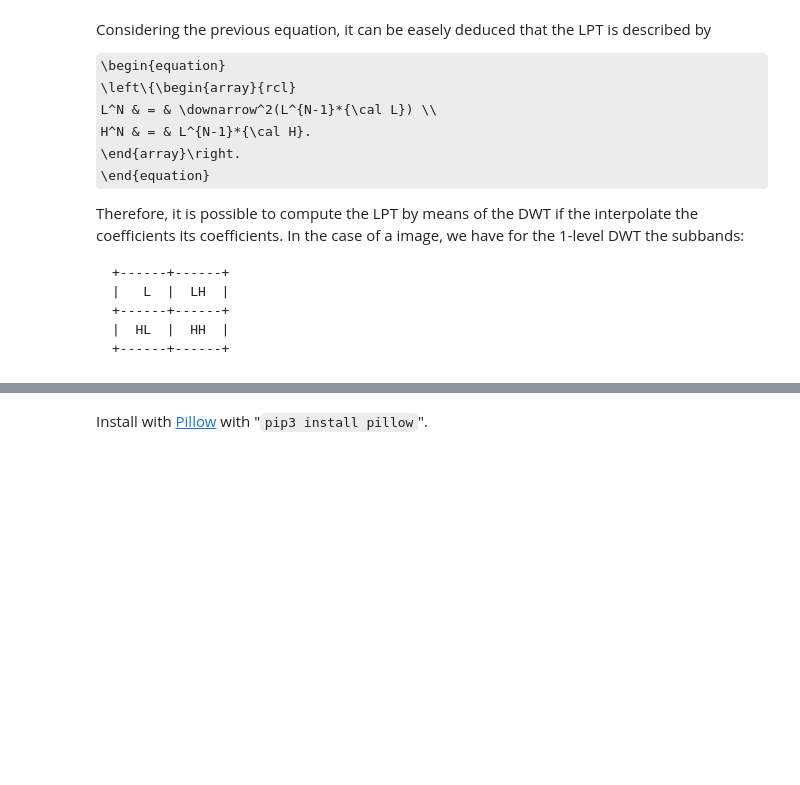
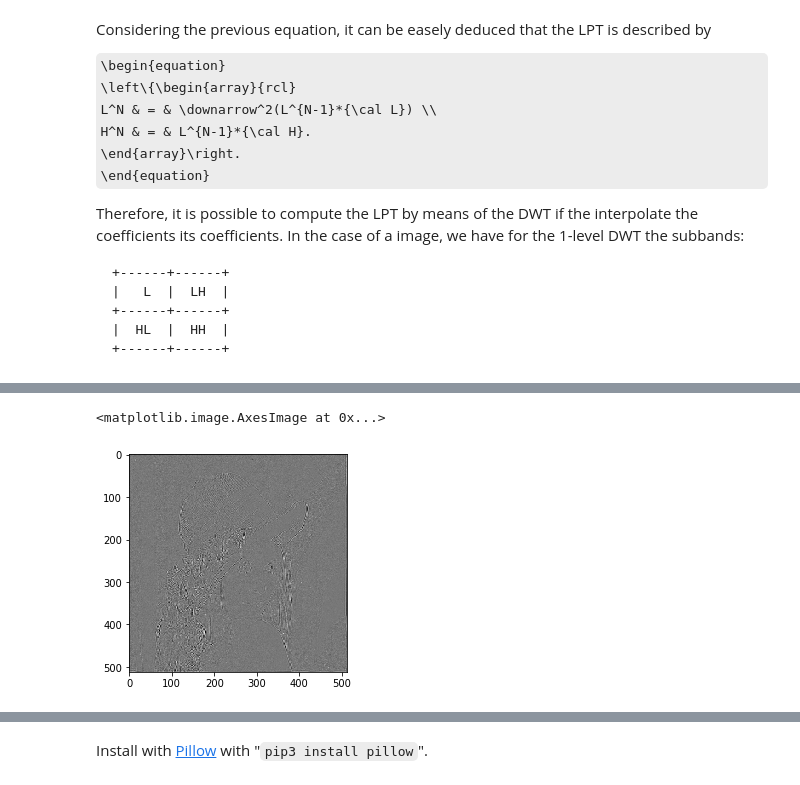
Before and after one commit to vicente-gonzalez-ruiz/pyramids-and-wavelets, a Jupyter notebook: Pyramids_and_Wavelets.ipynb, the cells around one changed output, grey strips where cells are left out. Drawn from its saved outputs; the diff is of its cells as text; code cells hidden in the pictures; some formulas as TeX source; blank space fills up the shorter version.

```diff
--- a/Pyramids_and_Wavelets.ipynb
+++ b/Pyramids_and_Wavelets.ipynb
@@ -360,11 +397,16 @@ for i in range(N-1):
 # %%
+# Compute the pyramid
 H_level = []
-for l in range(N-1):
+for l in range(0, N-1, 1):
+    print(l)
     # Create a matrix of zeros to use it as the LL subband in each level of the LPT
-    zero_LL = np.zeros((full_coeffs[N-1-l].shape[0],full_coeffs[N-1-l].shape[1]), 'float32')
-    LPT_level = []
-    for col in colors:
+    zero_LL = np.zeros((H_dwt[l][0].shape[0],H_dwt[l][0].shape[1]), 'float32')
+    DWT_level = (zero_LL, H_dwt[l])
+    LPT_level = pywt.idwt2(DWT_level, wavelet, mode='per')
+    print(LPT_level.shape)
+    #LPT_level = []
+    #for col in colors:
         # Create the list structure for the LPT level
-        DWT_level = [zero_LL, full_coeffs]
-        LPT_level.append(pywt.idwt2(DWT_level, 'bior3.5'))
-    H_level.append()
+        #DWT_level = [zero_LL, full_coeffs]
+        #LPT_level.append(pywt.idwt2(DWT_level, 'bior3.5'))
+    H_level.append(LPT_level)
@@ -370,0 +422,5 @@ for l in range(N-1):
+# %%
+plt.imshow(H_level[0], cmap='gray')
+# %% [output]
+<matplotlib.image.AxesImage at 0x...>
+[figure, added]
```
Also changed, not shown: parts of 32 cells of this notebook.
